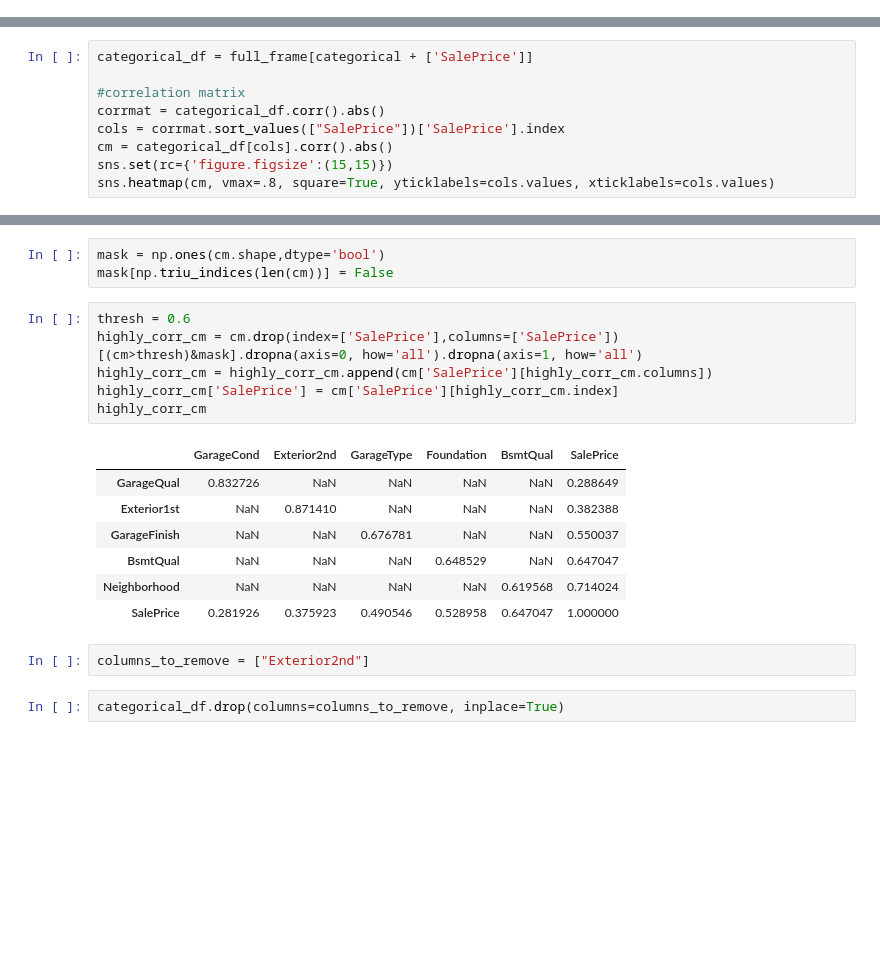
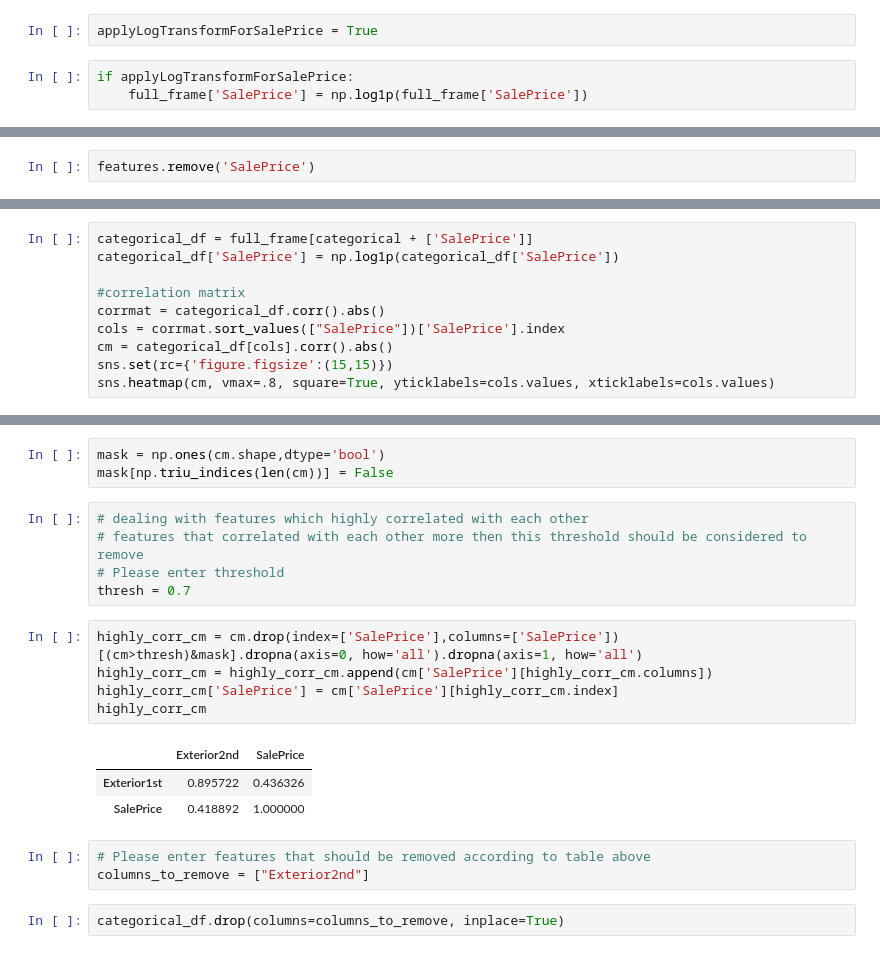
Before and after one commit to spiashko-house-prices/house-prices-notebook, a Jupyter notebook: notebook/data_analise.ipynb, the cells around one changed output, grey strips where cells are left out. Drawn from its saved outputs; the diff is of its cells as text; blank space fills up the shorter version.

```diff
--- a/notebook/data_analise.ipynb
+++ b/notebook/data_analise.ipynb
@@ -59,2 +79,7 @@ sns.distplot(full_frame['SalePrice'], fit=norm);
+# %%
+applyLogTransformForSalePrice = True
+# %%
+if applyLogTransformForSalePrice:
+    full_frame['SalePrice'] = np.log1p(full_frame['SalePrice'])
 # %% [markdown]
 ### Remove bad fields
@@ -64,6 +91,8 @@ features.remove('OverallQual')
 features.remove('KitchenQual')
 features.remove('HeatingQC')
 features.remove('ExterQual')
+# %%
+features.remove('SalePrice')
 # %%
 len(features)
 # %% [output]
@@ -294,6 +362,7 @@ for c in categorical:
     dummies[c] = encode(full_frame, c)
 # %%
 categorical_df = full_frame[categorical + ['SalePrice']]
+categorical_df['SalePrice'] = np.log1p(categorical_df['SalePrice'])
 
 #correlation matrix
 corrmat = categorical_df.corr().abs()
@@ -307,21 +376,22 @@ sns.heatmap(cm, vmax=.8, square=True, yticklabels=cols.values, xticklabels=cols.
 # %%
 mask = np.ones(cm.shape,dtype='bool')
 mask[np.triu_indices(len(cm))] = False
+# %%
+# dealing with features which highly correlated with each other
+# features that correlated with each other more then this threshold should be considered to remove
+# Please enter threshold
+thresh = 0.7
 # %%
-thresh = 0.6
 highly_corr_cm = cm.drop(index=['SalePrice'],columns=['SalePrice'])[(cm>thresh)&mask].dropna(axis=0, how='all').dropna(axis=1, how='all')
 highly_corr_cm = highly_corr_cm.append(cm['SalePrice'][highly_corr_cm.columns])
 highly_corr_cm['SalePrice'] = cm['SalePrice'][highly_corr_cm.index]
 highly_corr_cm
 # %% [output]
-|  | GarageCond | Exterior2nd | GarageType | Foundation | BsmtQual | SalePrice |
-| GarageQual | 0.832726 | NaN | NaN | NaN | NaN | 0.288649 |
-| Exterior1st | NaN | 0.871410 | NaN | NaN | NaN | 0.382388 |
-| GarageFinish | NaN | NaN | 0.676781 | NaN | NaN | 0.550037 |
-| BsmtQual | NaN | NaN | NaN | 0.648529 | NaN | 0.647047 |
-| Neighborhood | NaN | NaN | NaN | NaN | 0.619568 | 0.714024 |
-| SalePrice | 0.281926 | 0.375923 | 0.490546 | 0.528958 | 0.647047 | 1.000000 |
+|  | Exterior2nd | SalePrice |
+| Exterior1st | 0.895722 | 0.436326 |
+| SalePrice | 0.418892 | 1.000000 |
-# %%
-columns_to_remove = ["Exterior2nd"]
+# %%
+# Please enter features that should be removed according to table above
+columns_to_remove = ["Exterior2nd"]
 # %%
 categorical_df.drop(columns=columns_to_remove, inplace=True)
```
Also changed, not shown: parts of 44 cells of this notebook, 1 other file.
